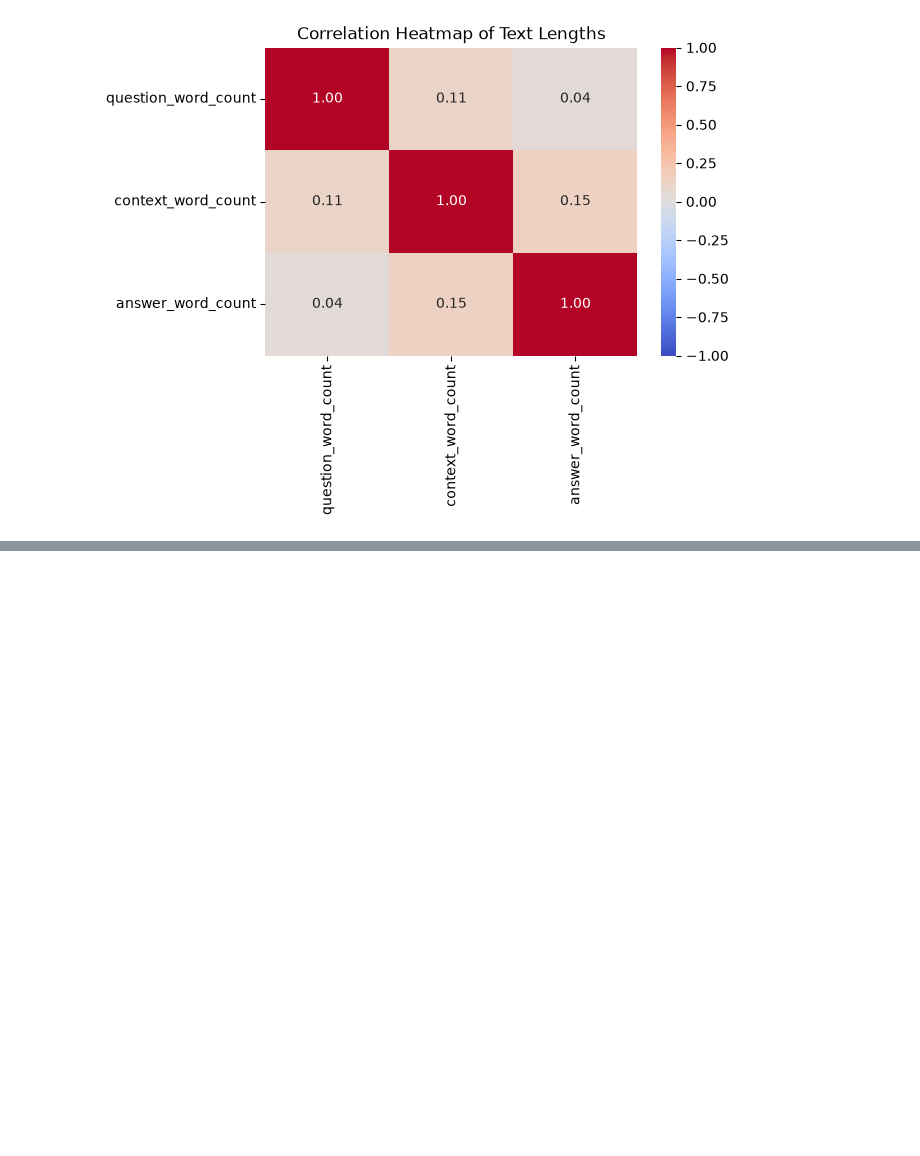
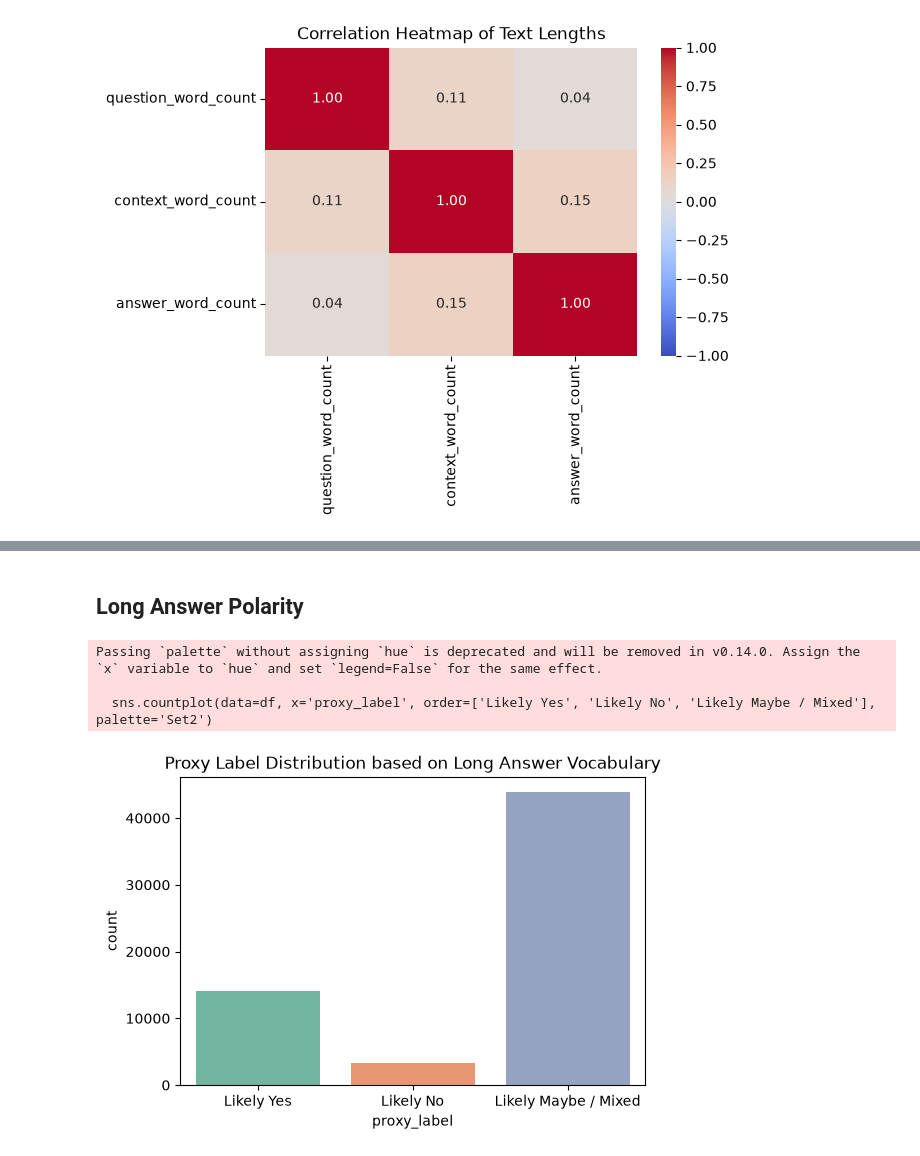
Before and after one commit to NotTodaySirr/Clinical-QA-NLP, a Jupyter notebook: backend/AI/notebooks/EDA.ipynb, the cells around one changed output, grey strips where cells are left out. Saved outputs shown, nothing was run; the diff lists cells and outputs as text; code cells hidden in the pictures; blank space fills up the shorter version.

```diff
--- a/backend/AI/notebooks/EDA.ipynb
+++ b/backend/AI/notebooks/EDA.ipynb
@@ -229,0 +283,26 @@ answer_word_count             1.000000
+# %% [markdown]
+## Long Answer Polarity
+# %%
+affirmative_words = ['significantly', 'effective', 'improved', 'associated with', 'beneficial', 'increased'] # May be modified
+negative_words = ['no significant', 'ineffective', 'failed', 'not associated', 'adverse', 'did not'] # May be modified
+
+def classify_proxy_sentiment(text):
+    text = str(text).lower()
+    aff_count = sum(1 for w in affirmative_words if w in text)
+    neg_count = sum(1 for w in negative_words if w in text)
+
+    if aff_count > neg_count: return "Likely Yes"
+    if neg_count > aff_count: return "Likely No"
+    return "Likely Maybe / Mixed"
+
+df['proxy_label'] = df['long_answer'].apply(classify_proxy_sentiment)
+
+plt.figure(figsize=(6,4))
+sns.countplot(data=df, x='proxy_label', order=['Likely Yes', 'Likely No', 'Likely Maybe / Mixed'], palette='Set2')
+plt.title('Proxy Label Distribution based on Long Answer Vocabulary')
+plt.show()
+# %% [output]
+Passing `palette` without assigning `hue` is deprecated and will be removed in v0.14.0. Assign the `x` variable to `hue` and set `legend=False` for the same effect.
+
+  sns.countplot(data=df, x='proxy_label', order=['Likely Yes', 'Likely No', 'Likely Maybe / Mixed'], palette='Set2')
+[figure, added]
```
Also changed, not shown: parts of 6 cells of this notebook, 1 other file.
